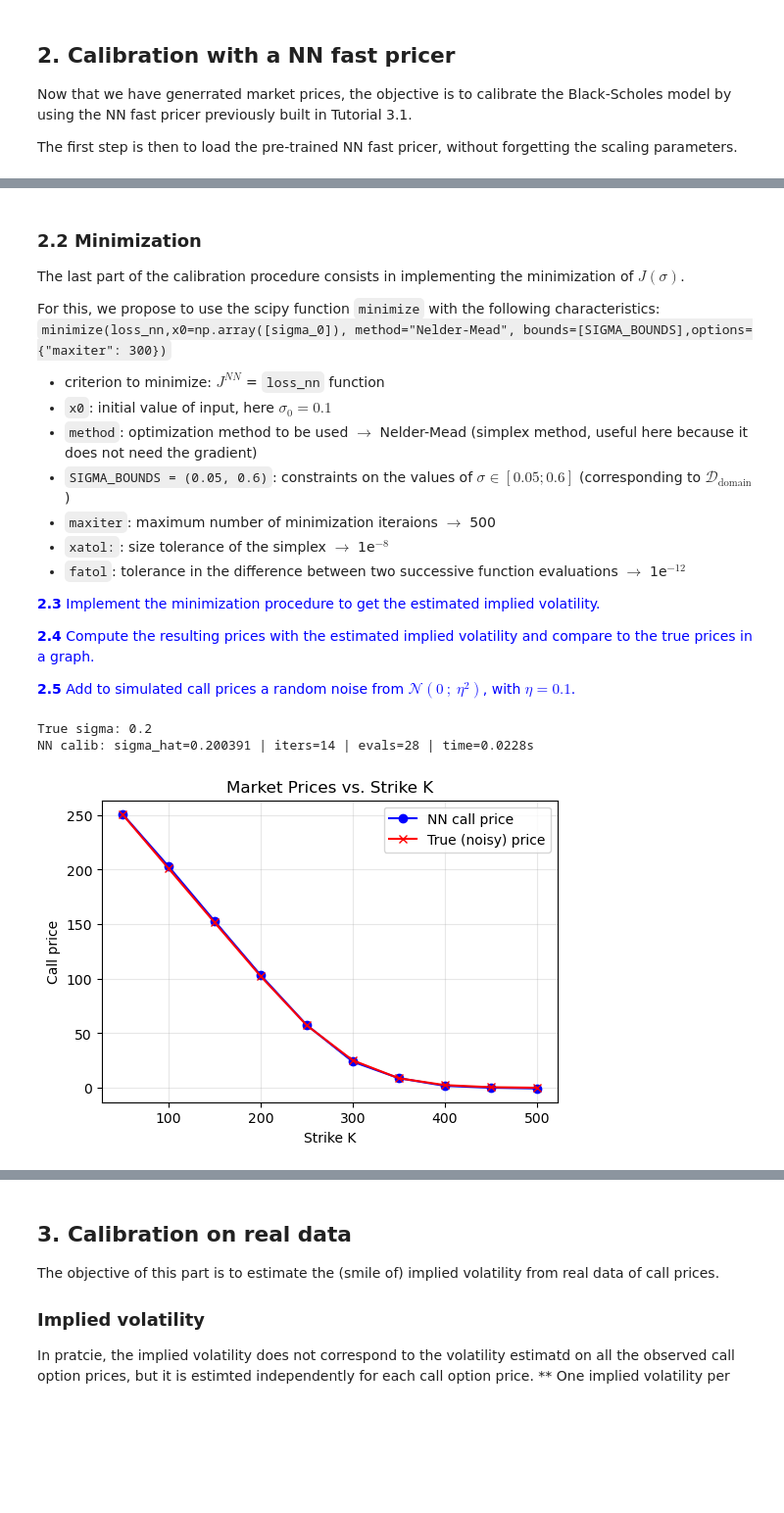
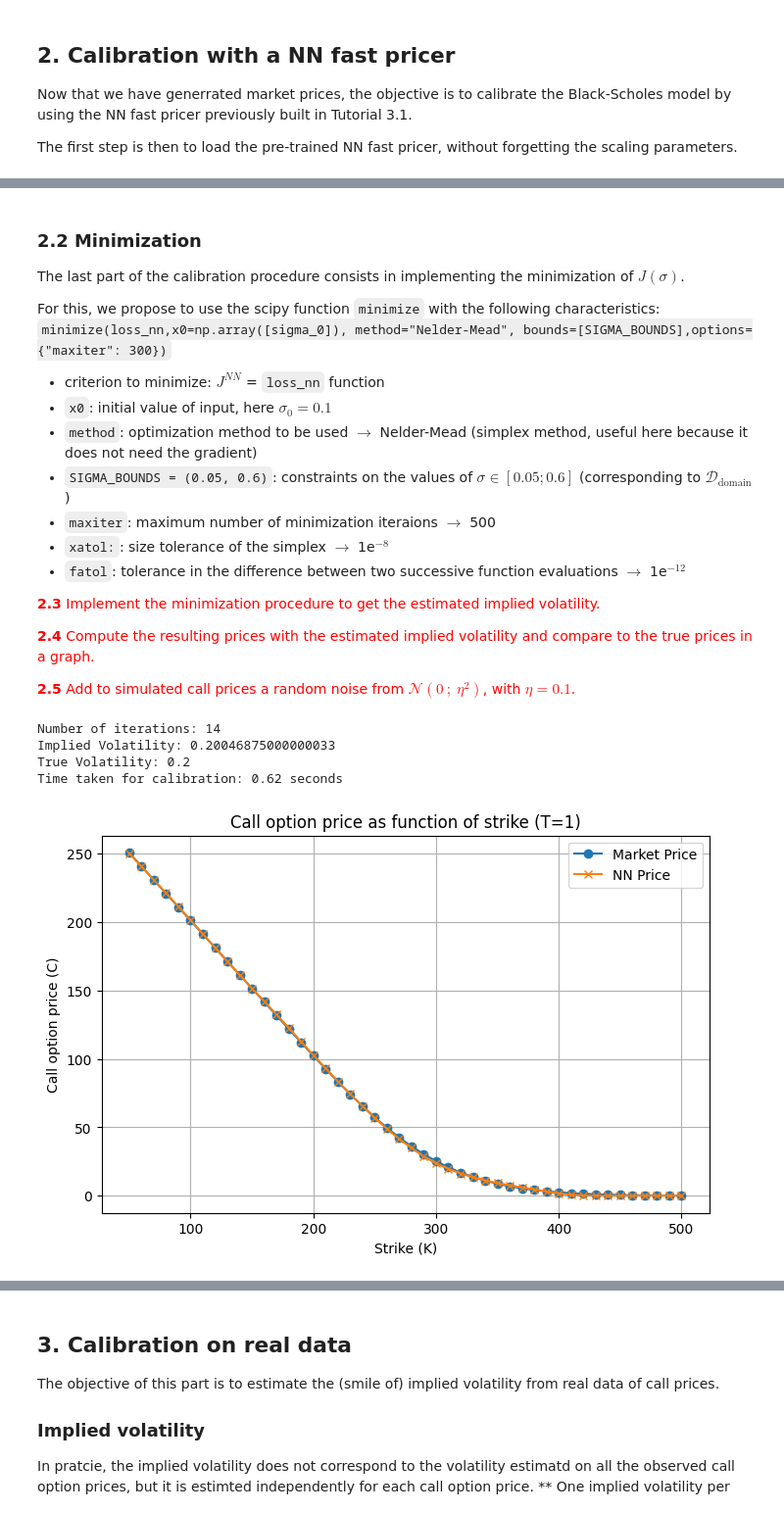
Before and after one commit to RaynorEtienn/Deep-Learning-in-Finance, a Jupyter notebook: Day 3/DLF_3_2_Calibration_NN.ipynb, the cells around one changed output, grey strips where cells are left out. Shown at 98% size. Cells and saved outputs as stored; diff of their text form; code cells hidden in the pictures; blank space fills up the shorter version.

```diff
--- a/Day 3/DLF_3_2_Calibration_NN.ipynb
+++ b/Day 3/DLF_3_2_Calibration_NN.ipynb
@@ -270,32 +313,62 @@ For this, we propose to use the scipy function `minimize` with the following cha
 - `xatol:`: size tolerance of the simplex $\rightarrow$ 1e$^{-8}$
 - `fatol`: tolerance in the difference between two successive function evaluations $\rightarrow$ 1e$^{-12}$
 
-<span style="color: blue;">**2.3** Implement the minimization procedure to get the estimated implied volatility.</span>
+<span style="color: red;">**2.3** Implement the minimization procedure to get the estimated implied volatility.</span>
 
-<span style="color: blue;">**2.4** Compute the resulting prices with the estimated implied volatility and compare to the true prices in a graph.</span>
+<span style="color: red;">**2.4** Compute the resulting prices with the estimated implied volatility and compare to the true prices in a graph.</span>
 
-<span style="color: blue;">**2.5** Add to simulated call prices a random noise from $\mathcal{N}(0~;~\eta^2)$, with $\eta=0.1$.</span>
+<span style="color: red;">**2.5** Add to simulated call prices a random noise from $\mathcal{N}(0~;~\eta^2)$, with $\eta=0.1$.</span>
 # %%
 # YOUR CODE HERE
-sigma_0 =
-SIGMA_BOUNDS =
+sigma_0 = 0.1
+SIGMA_BOUNDS = (0.05, 0.6)
 
-t0 = perf_counter()
 
 # Minimize (loss, x0, method, bouds, options)
-
-
+t0 = perf_counter()
+res = minimize(loss_nn, x0=np.array([sigma_0]), method="Nelder-Mead", bounds=[SIGMA_BOUNDS], options={"maxiter": 300})
 t1 = perf_counter()
 
 
 # Computation of prices with the estimated volatility
+sigma_imp = res.x[0]
+
+print(f"Number of iterations: {res.nit}")
+print(f"Implied Volatility: {sigma_imp}")
+print(f"True Volatility: {sigma_true}")
+print(f"Time taken for calibration: {t1 - t0:.2f} seconds")
 
 
 # Plot Results
+X = build_features(
+    sigma_imp * np.ones_like(K_mkt),
+    r * np.ones_like(K_mkt),
+    S0 * np.ones_like(K_mkt),
+    K_mkt,
+    T_mkt,
+)
+C_nn = nn_price_call(model, scaler_X, scaler_y, X).reshape(-1)
+
+mask = (T_mkt == 1)
+k_plot = K_mkt[mask]
+C_mkt_plot = C_mkt[mask]
+C_nn_plot = C_nn[mask]
+
+plt.figure(figsize=(8, 5))
+plt.plot(k_plot, C_mkt_plot, label="Market Price", marker="o")
+plt.plot(k_plot, C_nn_plot, label="NN Price", marker="x")
+plt.title("Call option price as function of strike (T=1)")
+plt.xlabel("Strike (K)")
+plt.ylabel("Call option price (C)")
+plt.grid()
+plt.legend()
+plt.show()
 # %% [output]
-True sigma: 0.2
-NN calib: sigma_hat=0.200391 | iters=14 | evals=28 | time=0.0228s
+Number of iterations: 14
+Implied Volatility: 0.20046875000000033
+True Volatility: 0.2
+Time taken for calibration: 0.62 seconds
-[figure, old version]
+[figure, new version]
 # %% [markdown]
 ### Comparison with MC pricer
 
```
Also changed, not shown: parts of 13 cells of this notebook, 1 other file.
